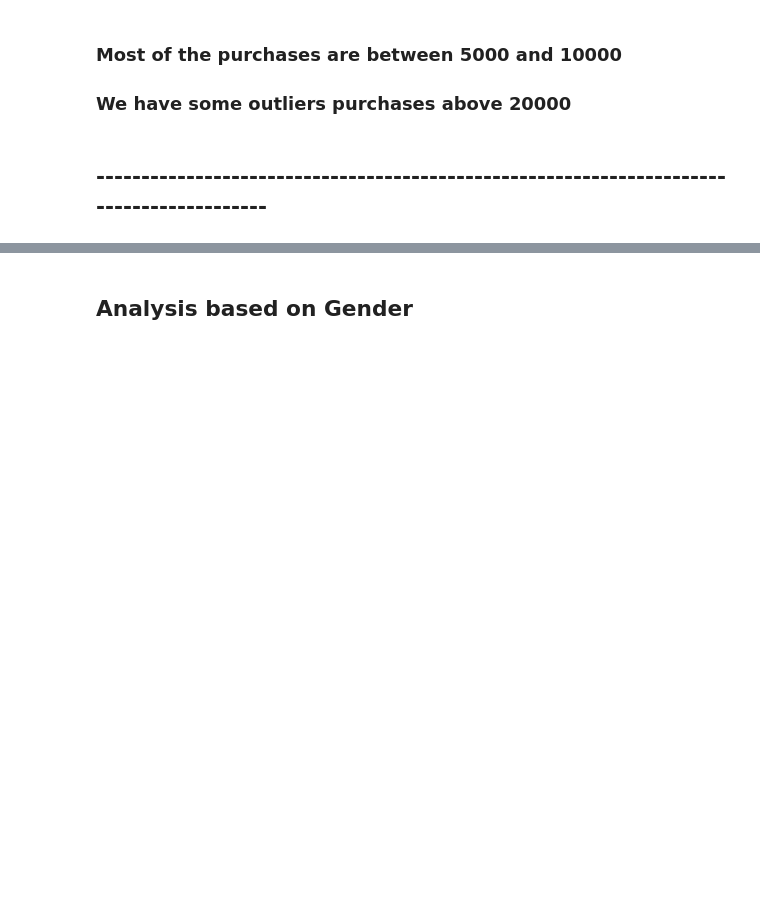
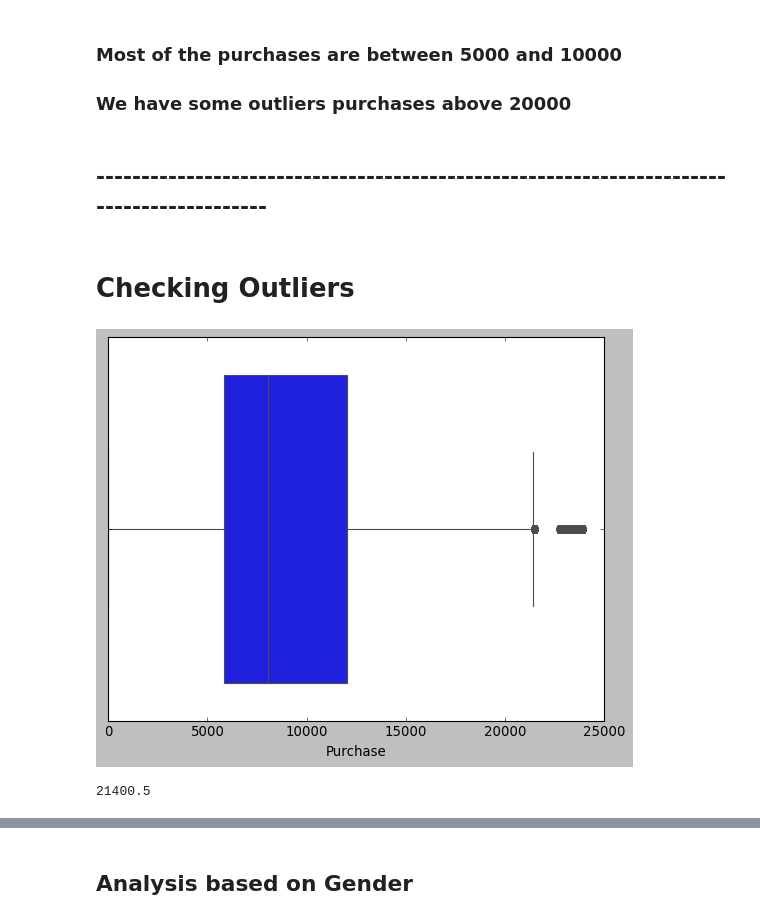
Before and after one commit to wackypiyush/PortfolioProjects, a Jupyter notebook: Black_Friday_Sale/Black_Friday.ipynb, the cells around one changed output, grey strips where cells are left out. Saved outputs shown, nothing was run; the diff lists cells and outputs as text; code cells hidden in the pictures; blank space fills up the shorter version.

```diff
--- a/Black_Friday_Sale/Black_Friday.ipynb
+++ b/Black_Friday_Sale/Black_Friday.ipynb
@@ -146,3 +154,19 @@ plt.show()
 ### We have some outliers purchases above 20000
 # %% [markdown]
 ## -----------------------------------------------------------------------------------------
+# %% [markdown]
+# Checking Outliers
+# %%
+sns.boxplot(sale.Purchase);
+# %% [output]
+[figure, added]
+# %%
+q1 = sale.Purchase.quantile(0.25)
+q3 = sale.Purchase.quantile(0.75)
+iqr = q3-q1
+
+upper = q3+1.5*iqr
+
+print(upper)
+# %% [output]
+21400.5
```
Also changed, not shown: parts of 53 cells of this notebook.
